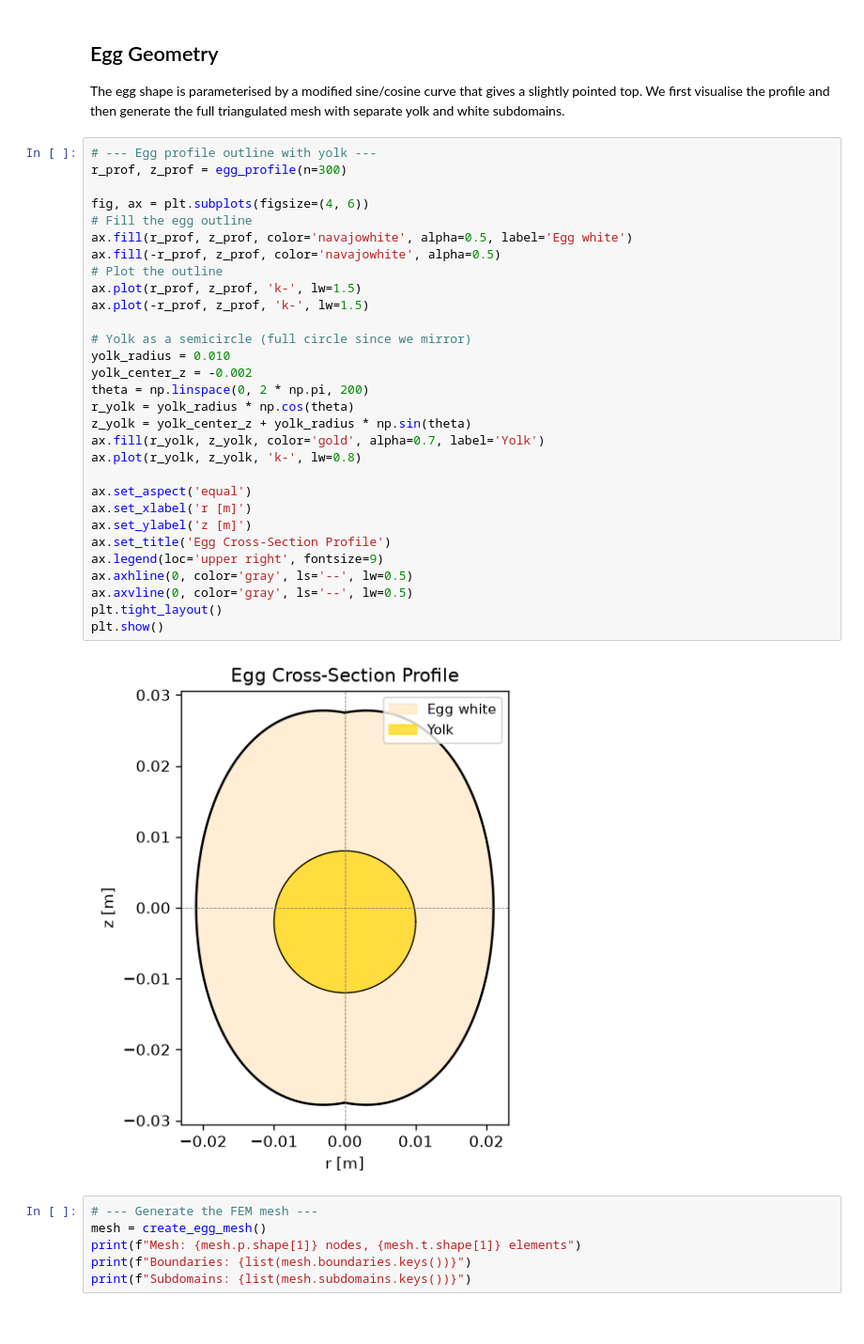
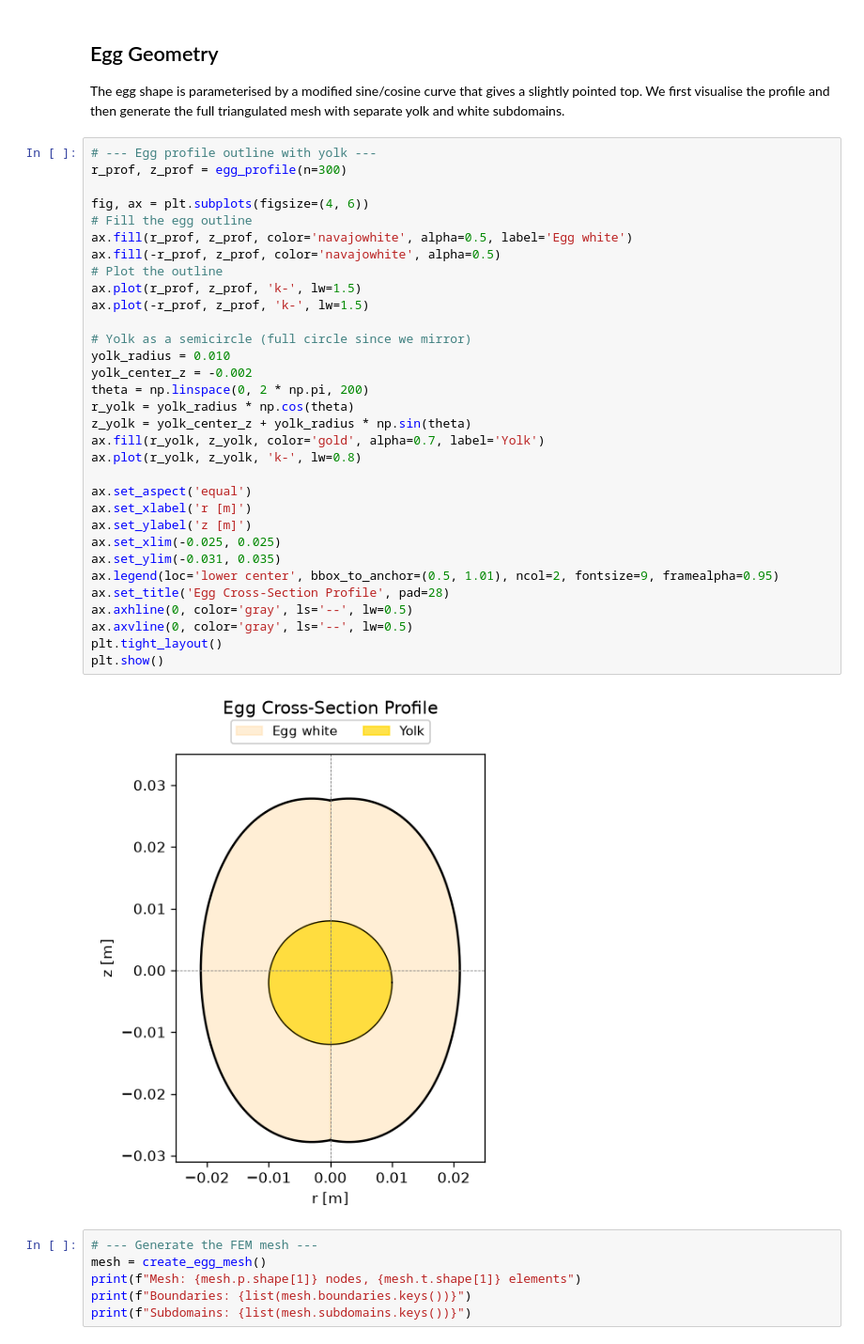
Before and after one commit to mengrenman/fem-boil-egg, a Jupyter notebook: notebooks/02_realistic_model.ipynb, the cells around one changed output. Shown at 94% size. Saved outputs shown, nothing was run; the diff lists cells and outputs as text.

Commit message:
Fix LaTeX comma rendering in axisymmetric PDE/math and resolve plot legend overlaps

```diff
--- a/notebooks/02_realistic_model.ipynb
+++ b/notebooks/02_realistic_model.ipynb
@@ -49,35 +49,37 @@ full triangulated mesh with separate yolk and white subdomains.
 # %%
 # --- Egg profile outline with yolk ---
 r_prof, z_prof = egg_profile(n=300)
 
 fig, ax = plt.subplots(figsize=(4, 6))
 # Fill the egg outline
 ax.fill(r_prof, z_prof, color='navajowhite', alpha=0.5, label='Egg white')
 ax.fill(-r_prof, z_prof, color='navajowhite', alpha=0.5)
 # Plot the outline
 ax.plot(r_prof, z_prof, 'k-', lw=1.5)
 ax.plot(-r_prof, z_prof, 'k-', lw=1.5)
 
 # Yolk as a semicircle (full circle since we mirror)
 yolk_radius = 0.010
 yolk_center_z = -0.002
 theta = np.linspace(0, 2 * np.pi, 200)
 r_yolk = yolk_radius * np.cos(theta)
 z_yolk = yolk_center_z + yolk_radius * np.sin(theta)
 ax.fill(r_yolk, z_yolk, color='gold', alpha=0.7, label='Yolk')
 ax.plot(r_yolk, z_yolk, 'k-', lw=0.8)
 
 ax.set_aspect('equal')
 ax.set_xlabel('r [m]')
 ax.set_ylabel('z [m]')
-ax.set_title('Egg Cross-Section Profile')
-ax.legend(loc='upper right', fontsize=9)
+ax.set_xlim(-0.025, 0.025)
+ax.set_ylim(-0.031, 0.035)
+ax.legend(loc='lower center', bbox_to_anchor=(0.5, 1.01), ncol=2, fontsize=9, framealpha=0.95)
+ax.set_title('Egg Cross-Section Profile', pad=28)
 ax.axhline(0, color='gray', ls='--', lw=0.5)
 ax.axvline(0, color='gray', ls='--', lw=0.5)
 plt.tight_layout()
 plt.show()
 # %% [output]
-[figure, old version]
+[figure, new version]
 # %%
 # --- Generate the FEM mesh ---
 mesh = create_egg_mesh()
```
Also changed, not shown: parts of 5 cells of this notebook, 8 other files.
